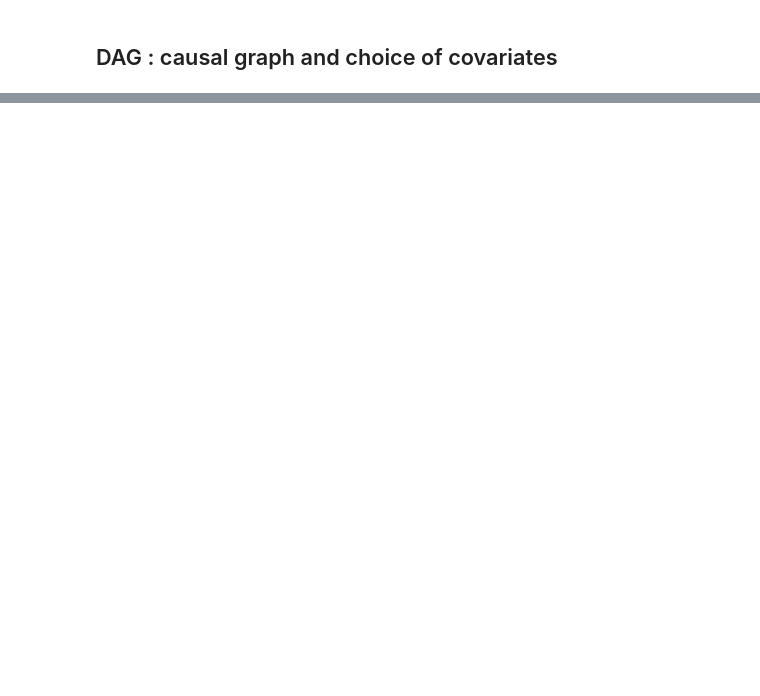
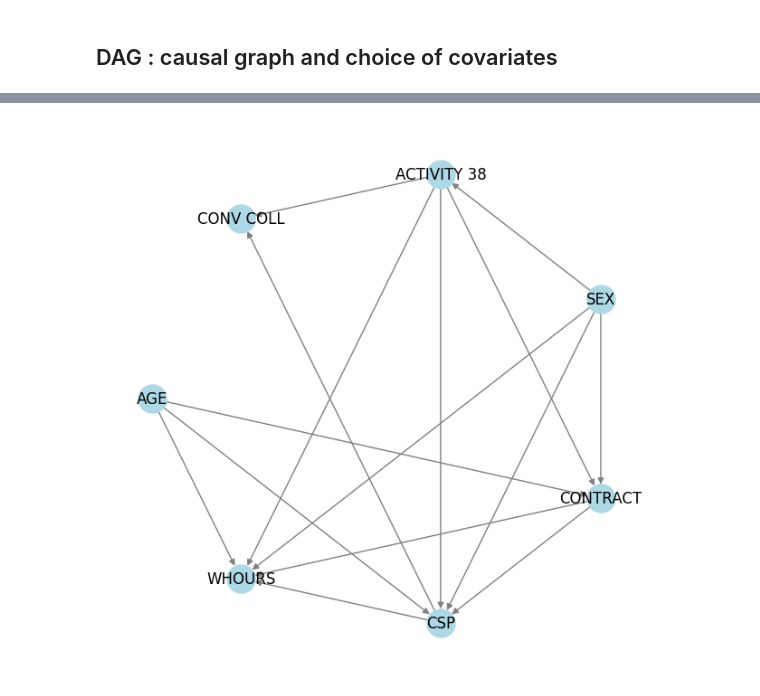
Before and after one commit to grn-matthieu/ML-for-econometrics---Project, a Jupyter notebook: stat_desc.ipynb, the cells around one changed output, grey strips where cells are left out. Saved outputs shown, nothing was run; the diff lists cells and outputs as text; code cells hidden in the pictures; blank space fills up the shorter version.

```diff
--- a/stat_desc.ipynb
+++ b/stat_desc.ipynb
@@ -406,0 +487,31 @@ model_graphviz.draw("sachs.png", prog="dot")
+# %%
+whours_digraph = nx.DiGraph(
+    [
+        ("AGE", "WHOURS"),
+        ("AGE", "CSP"),
+        ("AGE", "CONTRACT"),
+        ("SEX", "WHOURS"),
+        ("SEX", "ACTIVITY 38"),
+        ("SEX", "CSP"),
+        ("CSP", "CONV COLL"),
+        ("CSP", "WHOURS"),
+        ("CONTRACT", "CSP"),
+        ("CONTRACT", "WHOURS"),
+        ("ACTIVITY 38", "CSP"),
+        ("ACTIVITY 38", "WHOURS"),
+        ("ACTIVITY 38", "CONTRACT"),
+        ("SEX", "CONTRACT"),
+        ("ACTIVITY 38", "CONV COLL")
+    ]
+)
+# %%
+plt.figure(figsize=(6,6))
+
+pos = nx.shell_layout(whours_digraph)
+
+nx.draw(whours_digraph, pos, with_labels=True, node_color='lightblue',
+edge_color='gray', node_size=500)
+
+plt.show()
+# %% [output]
+[figure, added]
```
Also changed, not shown: parts of 22 cells of this notebook, 1 other file.
